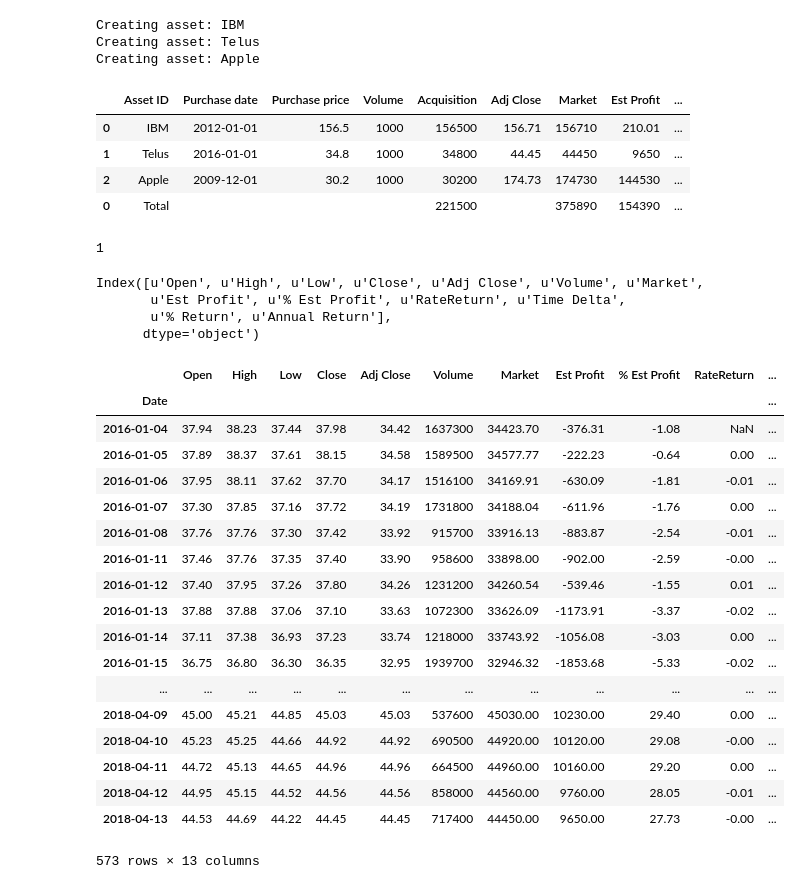
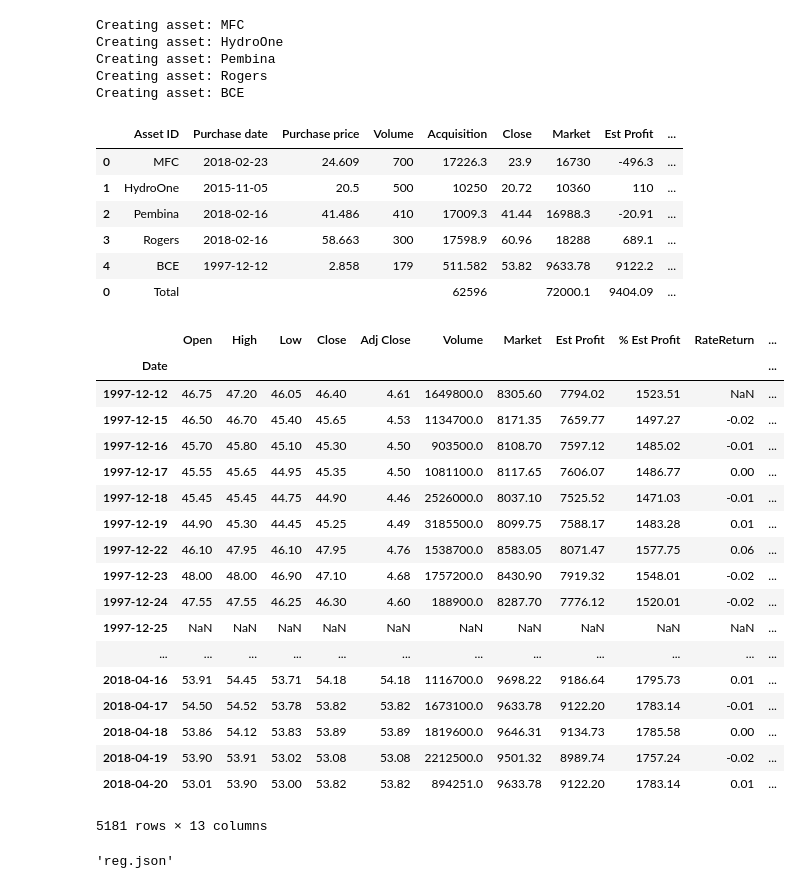
Before and after one commit to vinoroy/fipi, a Jupyter notebook: lib/portfolioLab.ipynb, the cells around one changed output. Saved outputs shown, nothing was run; the diff lists cells and outputs as text; code cells hidden in the pictures.

```diff
--- a/lib/portfolioLab.ipynb
+++ b/lib/portfolioLab.ipynb
@@ -13,49 +13,44 @@ from IPython.display import clear_output
 
 import plotly.figure_factory as ff
 # %%
-myP = Portfolio('/Users/vincentroy/Documents/fipi/data/fiDB.json')
+myP = Portfolio('/Users/vincentroy/Documents/fipi/data/reg.json')
 # %% [output]
-Creating asset: IBM
-Creating asset: Telus
-Creating asset: Apple
+Creating asset: MFC
+Creating asset: HydroOne
+Creating asset: Pembina
+Creating asset: Rogers
+Creating asset: BCE
 # %%
 myP.summary
 # %% [output]
-|  | Asset ID | Purchase date | Purchase price | Volume | Acquisition | Adj Close | Market | Est Profit | ... |
-| 0 | IBM | 2012-01-01 | 156.5 | 1000 | 156500 | 156.71 | 156710 | 210.01 | ... |
-| 1 | Telus | 2016-01-01 | 34.8 | 1000 | 34800 | 44.45 | 44450 | 9650 | ... |
-| 2 | Apple | 2009-12-01 | 30.2 | 1000 | 30200 | 174.73 | 174730 | 144530 | ... |
-| 0 | Total |  |  |  | 221500 |  | 375890 | 154390 | ... |
+|  | Asset ID | Purchase date | Purchase price | Volume | Acquisition | Close | Market | Est Profit | ... |
+| 0 | MFC | 2018-02-23 | 24.609 | 700 | 17226.3 | 23.9 | 16730 | -496.3 | ... |
+| 1 | HydroOne | 2015-11-05 | 20.5 | 500 | 10250 | 20.72 | 10360 | 110 | ... |
+| 2 | Pembina | 2018-02-16 | 41.486 | 410 | 17009.3 | 41.44 | 16988.3 | -20.91 | ... |
+| 3 | Rogers | 2018-02-16 | 58.663 | 300 | 17598.9 | 60.96 | 18288 | 689.1 | ... |
+| 4 | BCE | 1997-12-12 | 2.858 | 179 | 511.582 | 53.82 | 9633.78 | 9122.2 | ... |
+| 0 | Total |  |  |  | 62596 |  | 72000.1 | 9404.09 | ... |
-# %%
-myP.getAssetIdx('Telus')
-# %% [output]
-1
 # %%
 myP.assets[1].perfMatrix.columns
-# %% [output]
-Index([u'Open', u'High', u'Low', u'Close', u'Adj Close', u'Volume', u'Market',
-       u'Est Profit', u'% Est Profit', u'RateReturn', u'Time Delta',
-       u'% Return', u'Annual Return'],
-      dtype='object')
 # %%
-myP.assets[1].perfMatrix
+myP.assets[4].perfMatrix
 # %% [output]
 |  | Open | High | Low | Close | Adj Close | Volume | Market | Est Profit | % Est Profit | RateReturn | ... |
 | Date |  |  |  |  |  |  |  |  |  |  | ... |
-| 2016-01-04 | 37.94 | 38.23 | 37.44 | 37.98 | 34.42 | 1637300 | 34423.70 | -376.31 | -1.08 | NaN | ... |
-| 2016-01-05 | 37.89 | 38.37 | 37.61 | 38.15 | 34.58 | 1589500 | 34577.77 | -222.23 | -0.64 | 0.00 | ... |
-| 2016-01-06 | 37.95 | 38.11 | 37.62 | 37.70 | 34.17 | 1516100 | 34169.91 | -630.09 | -1.81 | -0.01 | ... |
-| 2016-01-07 | 37.30 | 37.85 | 37.16 | 37.72 | 34.19 | 1731800 | 34188.04 | -611.96 | -1.76 | 0.00 | ... |
-| 2016-01-08 | 37.76 | 37.76 | 37.30 | 37.42 | 33.92 | 915700 | 33916.13 | -883.87 | -2.54 | -0.01 | ... |
-| 2016-01-11 | 37.46 | 37.76 | 37.35 | 37.40 | 33.90 | 958600 | 33898.00 | -902.00 | -2.59 | -0.00 | ... |
-| 2016-01-12 | 37.40 | 37.95 | 37.26 | 37.80 | 34.26 | 1231200 | 34260.54 | -539.46 | -1.55 | 0.01 | ... |
-| 2016-01-13 | 37.88 | 37.88 | 37.06 | 37.10 | 33.63 | 1072300 | 33626.09 | -1173.91 | -3.37 | -0.02 | ... |
-| 2016-01-14 | 37.11 | 37.38 | 36.93 | 37.23 | 33.74 | 1218000 | 33743.92 | -1056.08 | -3.03 | 0.00 | ... |
-| 2016-01-15 | 36.75 | 36.80 | 36.30 | 36.35 | 32.95 | 1939700 | 32946.32 | -1853.68 | -5.33 | -0.02 | ... |
+| 1997-12-12 | 46.75 | 47.20 | 46.05 | 46.40 | 4.61 | 1649800.0 | 8305.60 | 7794.02 | 1523.51 | NaN | ... |
+| 1997-12-15 | 46.50 | 46.70 | 45.40 | 45.65 | 4.53 | 1134700.0 | 8171.35 | 7659.77 | 1497.27 | -0.02 | ... |
+| 1997-12-16 | 45.70 | 45.80 | 45.10 | 45.30 | 4.50 | 903500.0 | 8108.70 | 7597.12 | 1485.02 | -0.01 | ... |
+| 1997-12-17 | 45.55 | 45.65 | 44.95 | 45.35 | 4.50 | 1081100.0 | 8117.65 | 7606.07 | 1486.77 | 0.00 | ... |
+| 1997-12-18 | 45.45 | 45.45 | 44.75 | 44.90 | 4.46 | 2526000.0 | 8037.10 | 7525.52 | 1471.03 | -0.01 | ... |
+| 1997-12-19 | 44.90 | 45.30 | 44.45 | 45.25 | 4.49 | 3185500.0 | 8099.75 | 7588.17 | 1483.28 | 0.01 | ... |
+| 1997-12-22 | 46.10 | 47.95 | 46.10 | 47.95 | 4.76 | 1538700.0 | 8583.05 | 8071.47 | 1577.75 | 0.06 | ... |
+| 1997-12-23 | 48.00 | 48.00 | 46.90 | 47.10 | 4.68 | 1757200.0 | 8430.90 | 7919.32 | 1548.01 | -0.02 | ... |
+| 1997-12-24 | 47.55 | 47.55 | 46.25 | 46.30 | 4.60 | 188900.0 | 8287.70 | 7776.12 | 1520.01 | -0.02 | ... |
+| 1997-12-25 | NaN | NaN | NaN | NaN | NaN | NaN | NaN | NaN | NaN | NaN | ... |
 | ... | ... | ... | ... | ... | ... | ... | ... | ... | ... | ... | ... |
-| 2018-04-09 | 45.00 | 45.21 | 44.85 | 45.03 | 45.03 | 537600 | 45030.00 | 10230.00 | 29.40 | 0.00 | ... |
-| 2018-04-10 | 45.23 | 45.25 | 44.66 | 44.92 | 44.92 | 690500 | 44920.00 | 10120.00 | 29.08 | -0.00 | ... |
-| 2018-04-11 | 44.72 | 45.13 | 44.65 | 44.96 | 44.96 | 664500 | 44960.00 | 10160.00 | 29.20 | 0.00 | ... |
-| 2018-04-12 | 44.95 | 45.15 | 44.52 | 44.56 | 44.56 | 858000 | 44560.00 | 9760.00 | 28.05 | -0.01 | ... |
-| 2018-04-13 | 44.53 | 44.69 | 44.22 | 44.45 | 44.45 | 717400 | 44450.00 | 9650.00 | 27.73 | -0.00 | ... |
+| 2018-04-16 | 53.91 | 54.45 | 53.71 | 54.18 | 54.18 | 1116700.0 | 9698.22 | 9186.64 | 1795.73 | 0.01 | ... |
+| 2018-04-17 | 54.50 | 54.52 | 53.78 | 53.82 | 53.82 | 1673100.0 | 9633.78 | 9122.20 | 1783.14 | -0.01 | ... |
+| 2018-04-18 | 53.86 | 54.12 | 53.83 | 53.89 | 53.89 | 1819600.0 | 9646.31 | 9134.73 | 1785.58 | 0.00 | ... |
+| 2018-04-19 | 53.90 | 53.91 | 53.02 | 53.08 | 53.08 | 2212500.0 | 9501.32 | 8989.74 | 1757.24 | -0.02 | ... |
+| 2018-04-20 | 53.01 | 53.90 | 53.00 | 53.82 | 53.82 | 894251.0 | 9633.78 | 9122.20 | 1783.14 | 0.01 | ... |
-573 rows × 13 columns
+5181 rows × 13 columns
@@ -61,0 +61,4 @@ myP.assets[1].perfMatrix
+# %%
+availPortfolios[0]['value']
+# %% [output]
+'reg.json'
```
Also changed, not shown: parts of 1 cell of this notebook, 16 other files.
